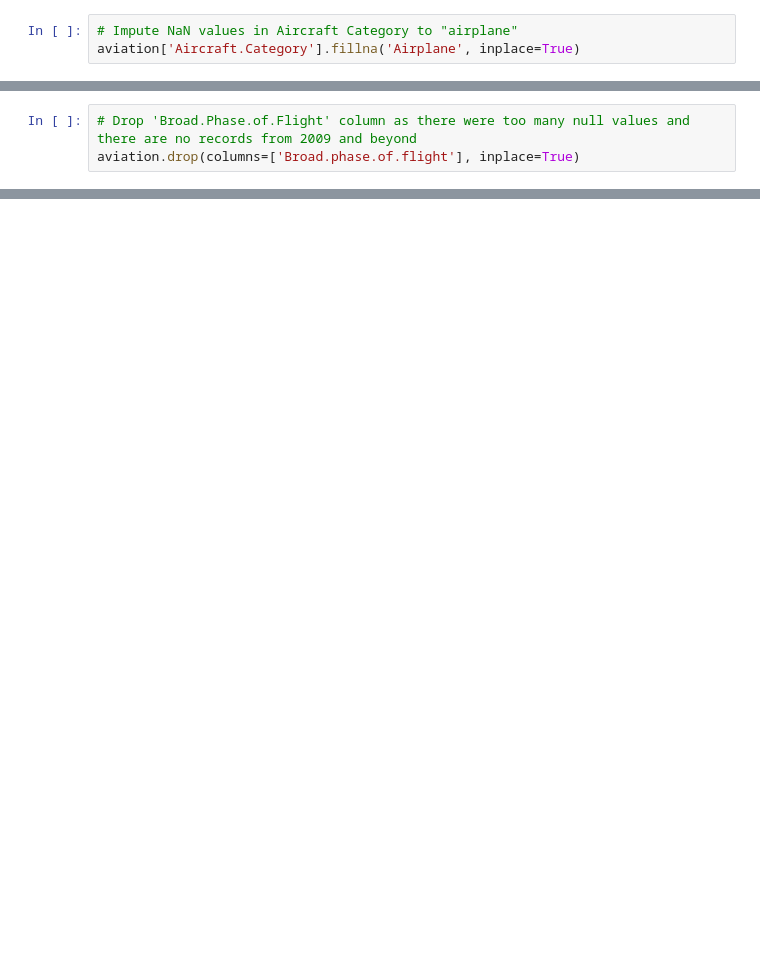
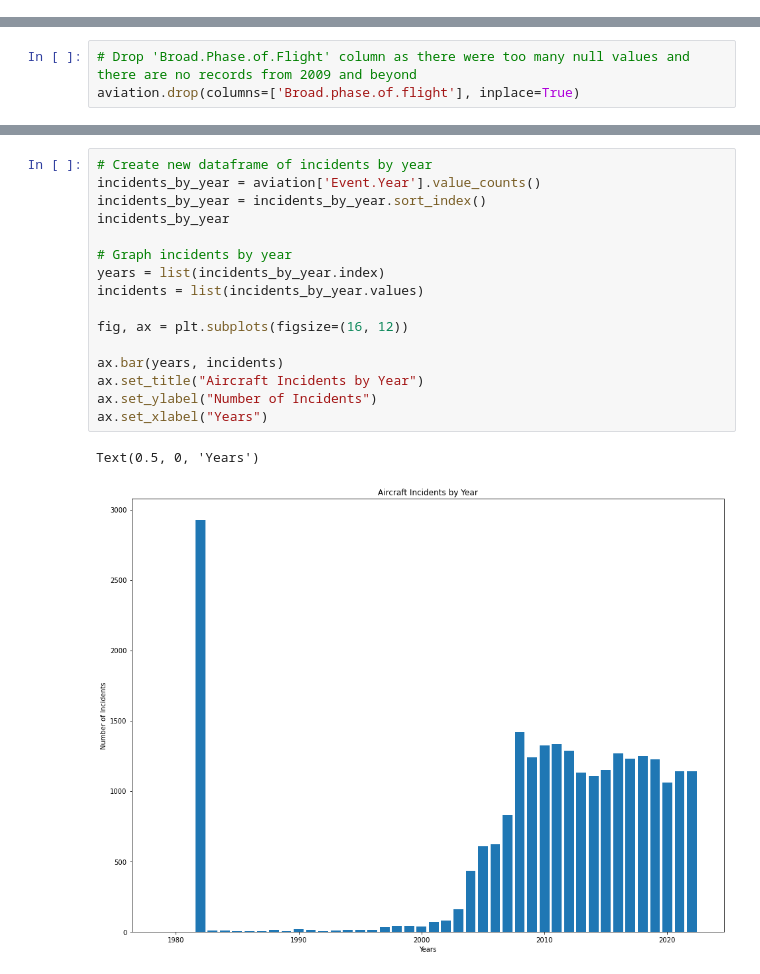
Before and after one commit to lillianlakes/Aircraft-Risk-Analysis, a Jupyter notebook: data_cleaning_lillian.ipynb, the cells around one changed output, grey strips where cells are left out. Saved outputs shown, nothing was run; the diff lists cells and outputs as text; blank space fills up the shorter version.

```diff
--- a/data_cleaning_lillian.ipynb
+++ b/data_cleaning_lillian.ipynb
@@ -247,6 +466,3 @@ aviation['Aircraft.Category'].value_counts()
-# %%
-# Impute NaN values in Aircraft Category to "airplane"
-aviation['Aircraft.Category'].fillna('Airplane', inplace=True)
 # %%
 # Filter only airplanes
 aviation = aviation[aviation['Aircraft.Category'] == 'Airplane']
@@ -359,0 +877,19 @@ aviation.head()
+# %%
+# Create new dataframe of incidents by year
+incidents_by_year = aviation['Event.Year'].value_counts()
+incidents_by_year = incidents_by_year.sort_index()
+incidents_by_year
+
+# Graph incidents by year
+years = list(incidents_by_year.index)
+incidents = list(incidents_by_year.values)
+
+fig, ax = plt.subplots(figsize=(16, 12))
+
+ax.bar(years, incidents)
+ax.set_title("Aircraft Incidents by Year")
+ax.set_ylabel("Number of Incidents")
+ax.set_xlabel("Years")
+# %% [output]
+Text(0.5, 0, 'Years')
+[figure, added]
```
Also changed, not shown: parts of 68 cells of this notebook, 1 other file.
